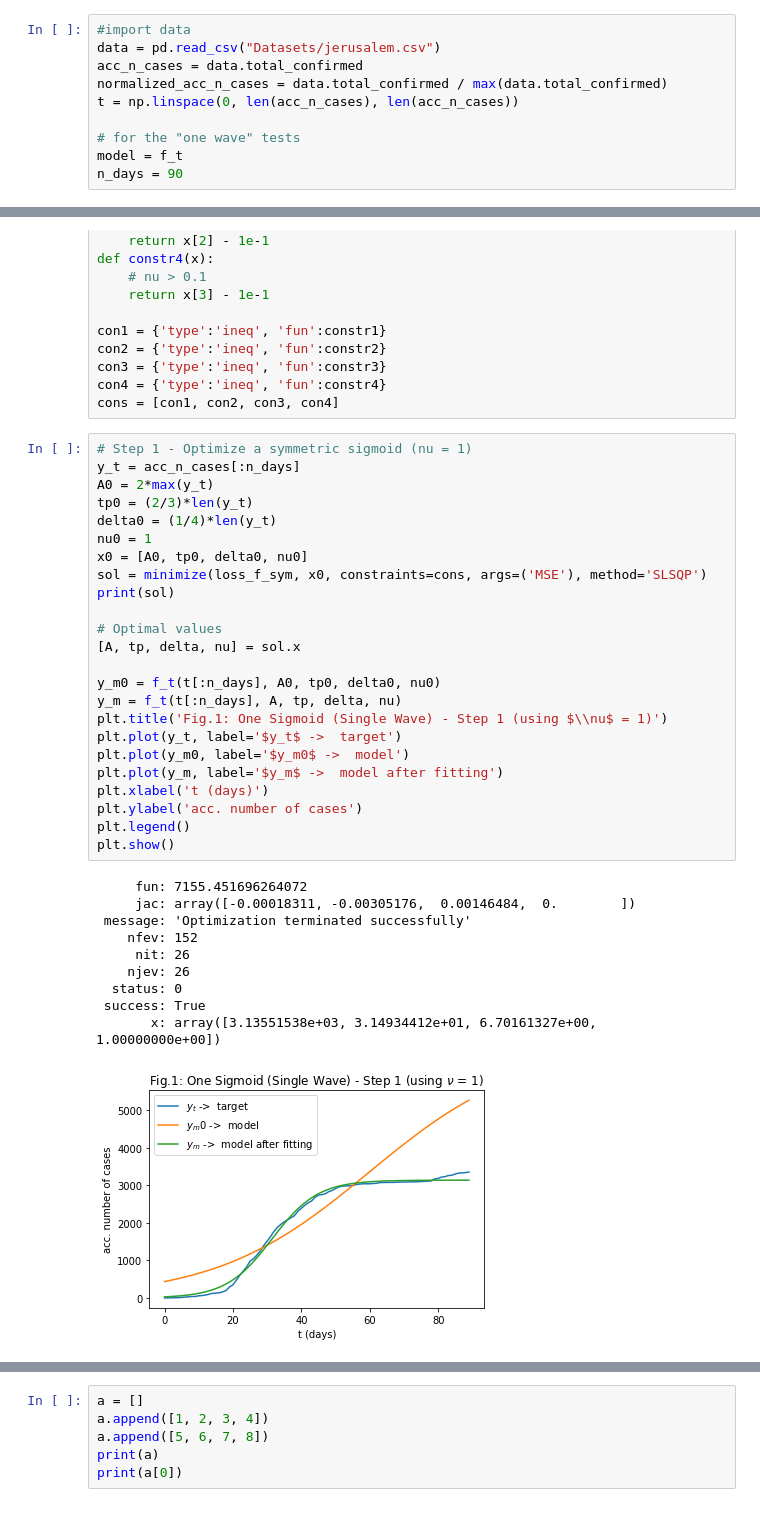
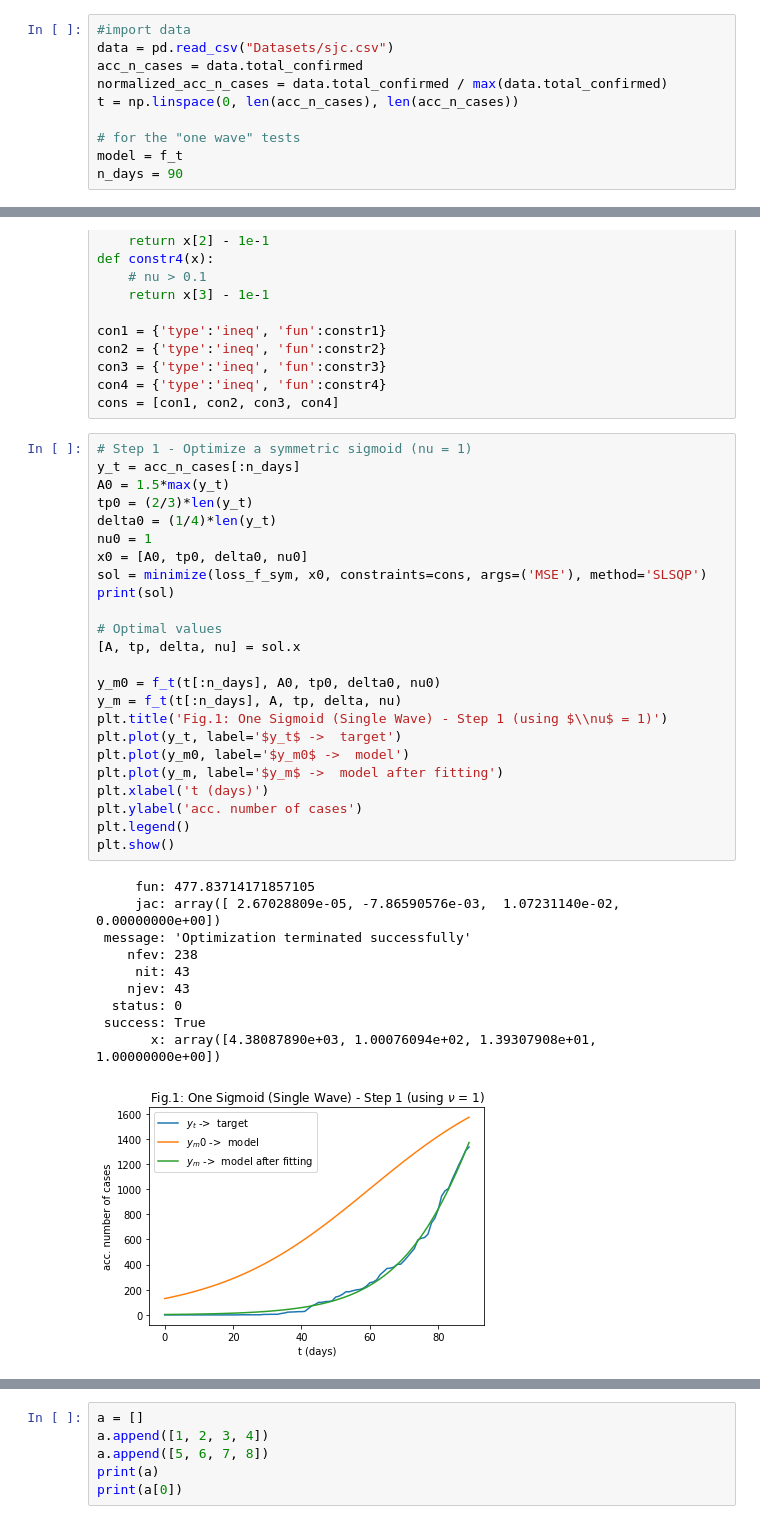
Before and after one commit to fpelogia/epid-models, a Jupyter notebook: optimize.ipynb, the cells around one changed output, grey strips where cells are left out. Cells and saved outputs as stored; diff of their text form.

```diff
--- a/optimize.ipynb
+++ b/optimize.ipynb
@@ -11,7 +11,7 @@ from sigmoid import f_t, deriv_f_t
 from new_wave import new_wave_detection, filter_data, forward_euler
 # %%
 #import data
-data = pd.read_csv("Datasets/jerusalem.csv")
+data = pd.read_csv("Datasets/sjc.csv")
 acc_n_cases = data.total_confirmed
 normalized_acc_n_cases = data.total_confirmed / max(data.total_confirmed)
 t = np.linspace(0, len(acc_n_cases), len(acc_n_cases))
@@ -124,38 +135,38 @@ cons = [con1, con2, con3, con4]
 # %%
 # Step 1 - Optimize a symmetric sigmoid (nu = 1)
 y_t = acc_n_cases[:n_days]
-A0 = 2*max(y_t)
+A0 = 1.5*max(y_t)
 tp0 = (2/3)*len(y_t)
 delta0 = (1/4)*len(y_t)
 nu0 = 1
 x0 = [A0, tp0, delta0, nu0]
 sol = minimize(loss_f_sym, x0, constraints=cons, args=('MSE'), method='SLSQP')
 print(sol)
 
 # Optimal values
 [A, tp, delta, nu] = sol.x
 
 y_m0 = f_t(t[:n_days], A0, tp0, delta0, nu0)
 y_m = f_t(t[:n_days], A, tp, delta, nu)
 plt.title('Fig.1: One Sigmoid (Single Wave) - Step 1 (using $\\nu$ = 1)')
 plt.plot(y_t, label='$y_t$ ->  target')
 plt.plot(y_m0, label='$y_m0$ ->  model')
 plt.plot(y_m, label='$y_m$ ->  model after fitting')
 plt.xlabel('t (days)')
 plt.ylabel('acc. number of cases')
 plt.legend()
 plt.show()
 # %% [output]
-     fun: 7155.451696264072
-     jac: array([-0.00018311, -0.00305176,  0.00146484,  0.        ])
+     fun: 477.83714171857105
+     jac: array([ 2.67028809e-05, -7.86590576e-03,  1.07231140e-02,  0.00000000e+00])
  message: 'Optimization terminated successfully'
-    nfev: 152
-     nit: 26
-    njev: 26
+    nfev: 238
+     nit: 43
+    njev: 43
   status: 0
  success: True
-       x: array([3.13551538e+03, 3.14934412e+01, 6.70161327e+00, 1.00000000e+00])
+       x: array([4.38087890e+03, 1.00076094e+02, 1.39307908e+01, 1.00000000e+00])
-[figure, old version]
+[figure, new version]
 # %%
 # Step 2 - Optimize an assymmetric sigmoid
 # using optimal values of step 1 as the starting point
```
Also changed, not shown: parts of 11 cells of this notebook, 13 other files.
